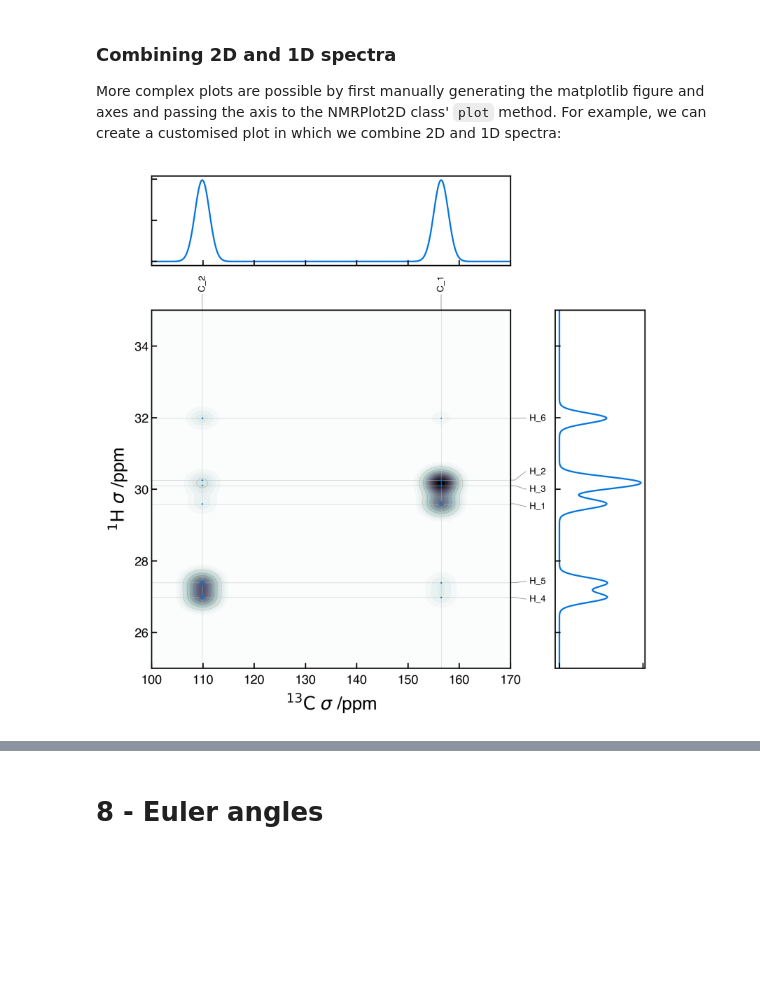
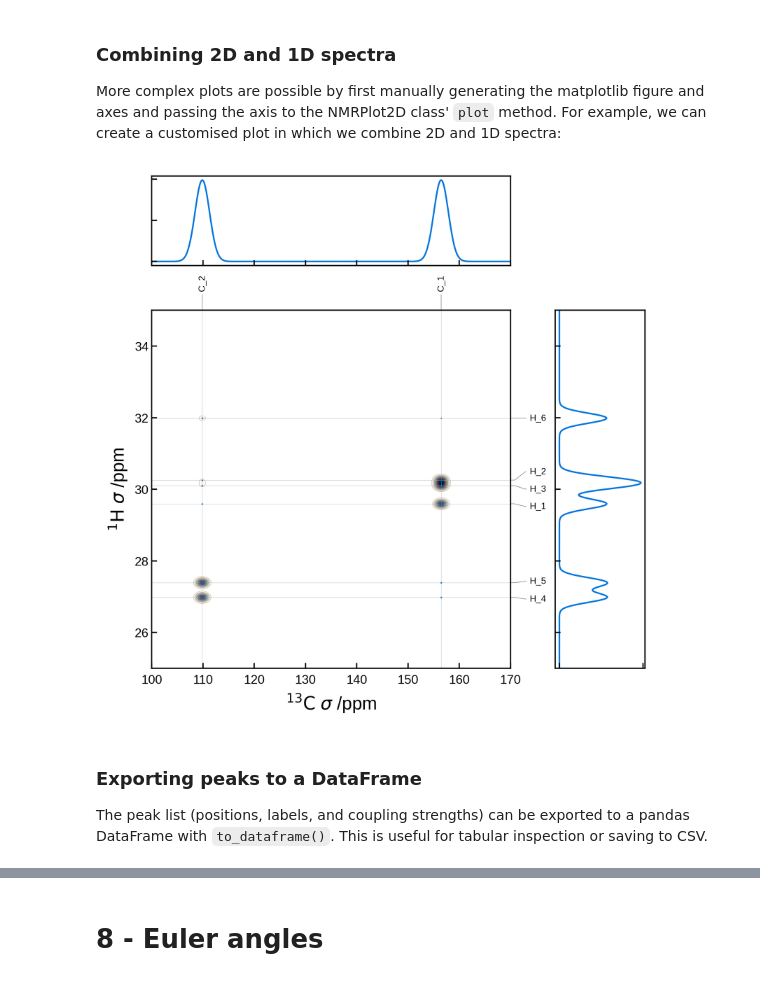
Before and after one commit to CCP-NC/soprano, a Jupyter notebook: tutorials/05-nmr.ipynb, the cells around one changed output, grey strips where cells are left out. Cells and saved outputs as stored; diff of their text form; code cells hidden in the pictures; blank space fills up the shorter version.

```diff
--- a/tutorials/05-nmr.ipynb
+++ b/tutorials/05-nmr.ipynb
@@ -787,34 +767,39 @@ ax1d_y.set_ylim(ylims)
 ax1d_y.set_xticklabels([])
 ax1d_y.set_yticklabels([])
 
 # Extract the 2D NMR data
 nmr_data_2d = NMRData2D(
     atoms,
     xelement='C',
     yelement='H',
     correlation_strength_metric='dipolar')
 
 # Create the 2D plot axis
 ax2d = fig.add_subplot(gs[1, 0])
 
 # Set the plot settings
 plot_settings = PlotSettings(
     xlim=xlims,
     ylim=ylims,
     show_heatmap=True,
     show_contour=True,
     x_broadening=x_broadening, # can use the same broadening settings
     y_broadening=y_broadening, # can use the same broadening settings
     heatmap_levels=40,
-    colormap='bone',
+    heatmap_grid_size = nbins,
+    colormap='bone_r',
     contour_levels=10,
     contour_linewidth=0.1,
     )
 # Plot the 2D data on the 2D axis
-plot = NMRPlot2D(nmr_data_2d, plot_settings)
-plot.plot(ax = ax2d)
+plot = NMRPlot2D(nmr_data_2d, plot_settings, ax=ax2d)
+plot.plot()
 
 #increase space between subplots
 plt.subplots_adjust(wspace=0.2, hspace=0.2)
 # %% [output]
-[figure, old version]
+[figure, new version]
+# %% [markdown]
+### Exporting peaks to a DataFrame
+
+The peak list (positions, labels, and coupling strengths) can be exported to a pandas DataFrame with `to_dataframe()`.  This is useful for tabular inspection or saving to CSV.
```
Also changed, not shown: parts of 17 cells of this notebook, 2 other files.
